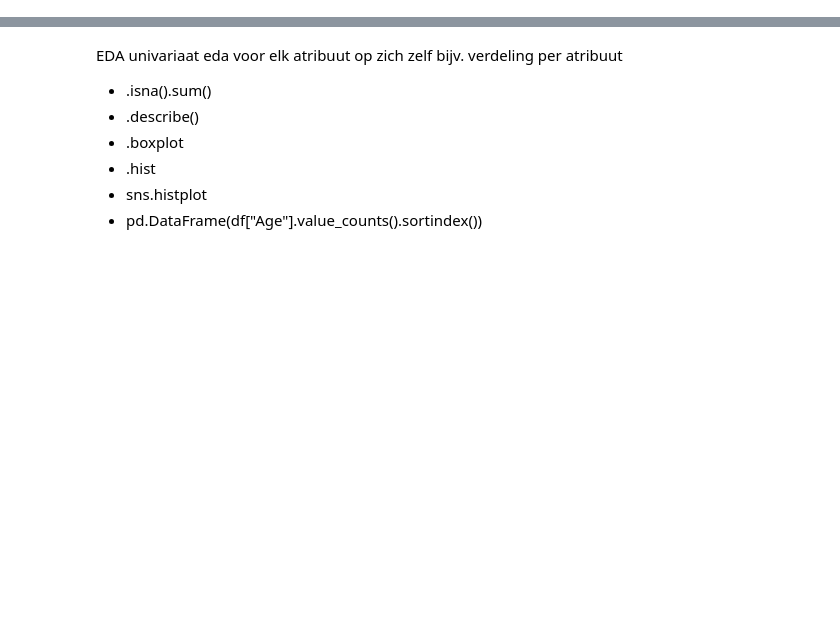
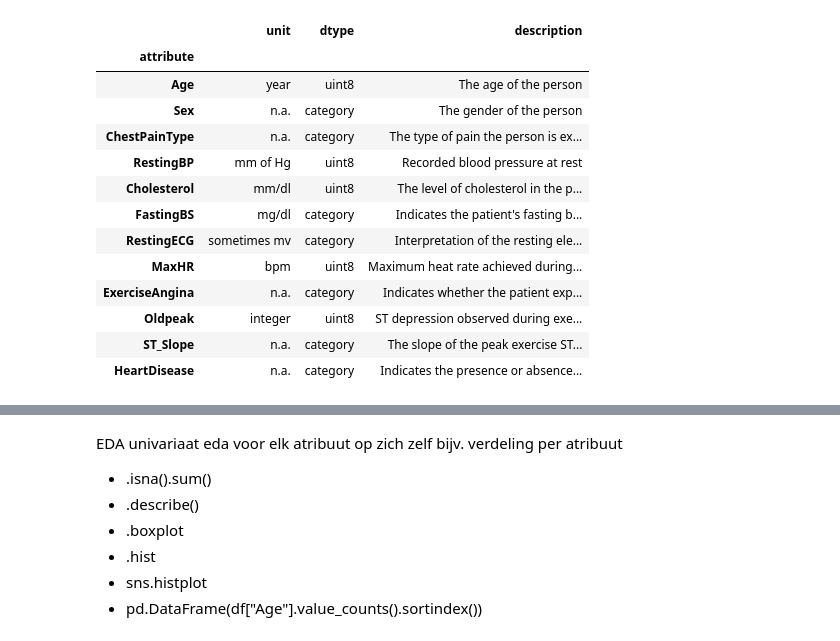
Before and after one commit to Alphina18/heart_disease_pred, a Jupyter notebook: EDA_hdp.ipynb, the cells around one changed output, grey strips where cells are left out. Cells and saved outputs as stored; diff of their text form; code cells hidden in the pictures; blank space fills up the shorter version.

Commit message:
added a codebook to the eda

```diff
--- a/EDA_hdp.ipynb
+++ b/EDA_hdp.ipynb
@@ -57,0 +53,36 @@ print(df.head()) # printing first 5
+# %%
+codebook={
+    "attribute": ['Age', 'Sex', 'ChestPainType', 'RestingBP', 'Cholesterol', 'FastingBS', 'RestingECG', 'MaxHR', 'ExerciseAngina', 'Oldpeak', 'ST_Slope', 'HeartDisease'],
+    "unit": ["year", "n.a.", "n.a.", "mm of Hg", "mm/dl", "mg/dl", "sometimes mv", "bpm", "n.a.", "integer", "n.a.", "n.a."],
+    "dtype": ["uint8", "category", "category", "uint8", "uint8", "category", "category", "uint8", "category", "uint8", "category", "category"],
+    "description": [
+        "The age of the person",
+        "The gender of the person",
+        "The type of pain the person is experiencing",
+        "Recorded blood pressure at rest",
+        "The level of cholesterol in the patient's blood serum",
+        "Indicates the patient's fasting blood sugar level",
+        "Interpretation of the resting electrocardiogram (ECG) findings",
+        "Maximum heat rate achieved during physical extraction",
+        "Indicates whether the patient experienced angina during exercise",
+        "ST depression observed during exercise",
+        "The slope of the peak exercise ST segment observed on the ECG",
+        "Indicates the presence or absence of heart disease"
+    ]
+}
+pd.DataFrame(codebook).set_index("attribute")
+# %% [output]
+|  | unit | dtype | description |
+| attribute |  |  |  |
+| Age | year | uint8 | The age of the person |
+| Sex | n.a. | category | The gender of the person |
+| ChestPainType | n.a. | category | The type of pain the person is ex... |
+| RestingBP | mm of Hg | uint8 | Recorded blood pressure at rest |
+| Cholesterol | mm/dl | uint8 | The level of cholesterol in the p... |
+| FastingBS | mg/dl | category | Indicates the patient's fasting b... |
+| RestingECG | sometimes mv | category | Interpretation of the resting ele... |
+| MaxHR | bpm | uint8 | Maximum heat rate achieved during... |
+| ExerciseAngina | n.a. | category | Indicates whether the patient exp... |
+| Oldpeak | integer | uint8 | ST depression observed during exe... |
+| ST_Slope | n.a. | category | The slope of the peak exercise ST... |
+| HeartDisease | n.a. | category | Indicates the presence or absence... |
```
Also changed, not shown: parts of 8 cells of this notebook.
